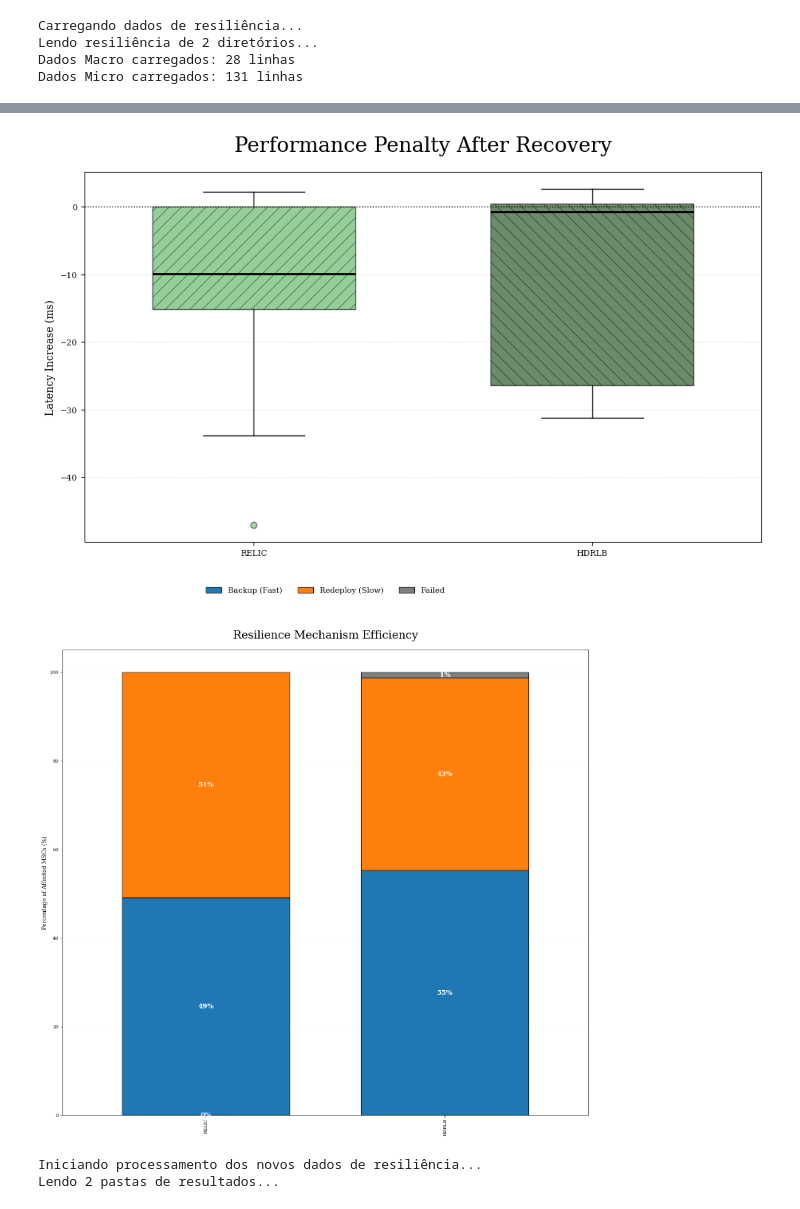
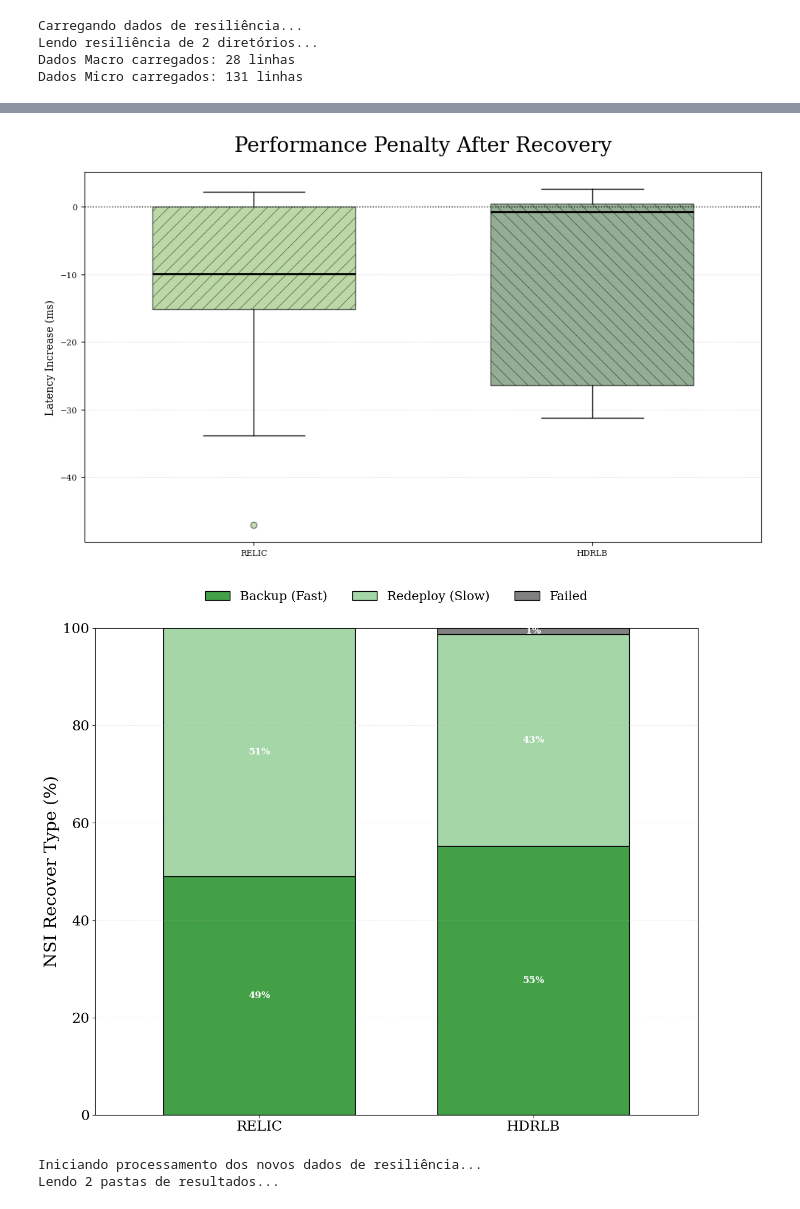
Before and after one commit to FialhoSJ/multi-user-sfc, a Jupyter notebook: plots/2026/teste.ipynb, the cells around one changed output, grey strips where cells are left out. Drawn from its saved outputs; the diff is of its cells as text; code cells hidden in the pictures.

```diff
--- a/plots/2026/teste.ipynb
+++ b/plots/2026/teste.ipynb
@@ -43,6 +43,7 @@ def setup_ieee_fig(ratio=0.6):
     width = 3.5  # polegadas
     height = width * ratio
     return plt.subplots(figsize=(width, height))
+# %%
 # %%
 # %% [Célula 2] Configurações e Constantes
 
@@ -80,16 +81,16 @@ NOME_ALGORITMOS_MAP = {
     'DRLMASKABLEPPO': 'HDRLB'
 }
 
-# Cores específicas para cada algoritmo (Consistência visual)
+# Cores específicas para cada algoritmo (Consistência visual) - ATUALIZADO TONS DE VERDE
 CORES_ALGORITMOS = {
-    "INOMMUS": "#1f77b4",     # Azul
-    "DA-RSPPO": "#ff7f0e",# Laranja
-    "RELIC": "#4CAF50",
-    "Hephaestus": "#2ca02c",  # Verde
-    "OSCIM": "#d62728",       # Vermelho
-    "GreedyB": "#9467bd",     # Roxo
+    "INOMMUS": "#1f77b4",
+    "DA-RSPPO": "#ff7f0e",
+    "RELIC": "#90BE6D",       # Verde Claro/Mudo (Padrão Fig 4)
+    "Hephaestus": "#2ca02c",
+    "OSCIM": "#d62728",
+    "GreedyB": "#9467bd",
     "Greedy": "#8c564b",
-    "HDRLB": "#0B3D0B"    # Verde Escuro
+    "HDRLB": "#4D774E"        # Verde Escuro/Mudo (Padrão Fig 4)
 }
 
 # Padrões de hachura (textura das barras)
@@ -1004,66 +1091,61 @@ def plot_latency_degradation_box(df_resil):
 
 plot_latency_degradation_box(df_detalhado)
 # %% [output]
-[figure, old version]
+[figure, new version]
 # %%
+# %%
+# %% [Célula: Mecanismo de Recuperação - Cores Verdes e Label (Fig 5)]
+
 def plot_recovery_mechanism(df_resil):
     if df_resil.empty: return
 
-    # Agrupa por algoritmo e conta tipos de sucesso
-    # backup_success = True -> Usou réplica (Rápido)
-    # recover_success = True AND backup_success = False -> Reinstanciou (Lento)
-    # recover_success = False -> Falhou Total
-
     resumo = []
-    algs = df_resil['algorithm'].unique()
-
-    for alg in algs:
+    for alg in df_resil['algorithm'].unique():
         d = df_resil[df_resil['algorithm'] == alg]
         total = len(d)
         if total == 0: continue
 
         backup = d['backup_success'].sum()
-        # Redeploy é quem recuperou MAS não foi backup
         redeploy = len(d[(d['recover_success'] == True) & (d['backup_success'] == False)])
         failed = len(d[d['recover_success'] == False])
 
         resumo.append({
             'Algorithm': alg,
             'Backup (Fast)': (backup / total) * 100,
             'Redeploy (Slow)': (redeploy / total) * 100,
             'Failed': (failed / total) * 100
         })
 
     df_plot = pd.DataFrame(resumo).set_index('Algorithm')
-    # Ordenar
     algs_sorted = sorted(df_plot.index, key=lambda x: list(CORES_ALGORITMOS.keys()).index(x) if x in CORES_ALGORITMOS else 999)
     df_plot = df_plot.loc[algs_sorted]
 
-    # Plot
-    fig, ax = plt.subplots(figsize=(14, 14))
+    fig, ax = plt.subplots(figsize=(12, 10)) # Tamanho ligeiramente reduzido
 
-    # Cores customizadas para o mecanismo
-    colors_mech = ['#1f77b4', '#ff7f0e', '#7f7f7f'] # Azul, Laranja, Cinza
+    # NOVAS CORES: Tons de verde para Fast/Slow e Cinza para Failed
+    colors_mech = ['#43A047', '#A5D6A7', '#808080']
 
     df_plot.plot(kind='bar', stacked=True, color=colors_mech, ax=ax, edgecolor='black', width=0.7)
 
-    ax.set_ylabel('Percentage of Affected MSCs (%)')
-    ax.set_title('Resilience Mechanism Efficiency', pad=20, fontsize=20)
+    # Eixo Y atualizado de acordo com o pedido
+    ax.set_ylabel('NSI Recover Type (%)', fontsize=22)
     ax.set_xlabel('')
     ax.grid(axis='y', linestyle='--', alpha=0.4)
-    ax.legend(loc='upper center', bbox_to_anchor=(0.5, 1.15), ncol=3, frameon=False, fontsize=14)
+    ax.legend(loc='upper center', bbox_to_anchor=(0.5, 1.1), ncol=3, frameon=False, fontsize=16)
 
-    # Rótulos nas barras
+    ax.tick_params(axis='x', labelsize=18, rotation=0)
+    ax.tick_params(axis='y', labelsize=18)
+
     for c in ax.containers:
         ax.bar_label(c, fmt='%.0f%%', label_type='center', color='white', fontsize=12, fontweight='bold')
 
     plt.tight_layout()
     plt.savefig('resilience_mechanism_breakdown.pdf', dpi=300)
     plt.show()
 
 plot_recovery_mechanism(df_detalhado)
 # %% [output]
-[figure, old version]
+[figure, new version]
 # %%
 # %% [Célula Nova] Gráfico de Resiliência Detalhado (Ajustado)
 
```
Also changed, not shown: parts of 8 cells of this notebook.
